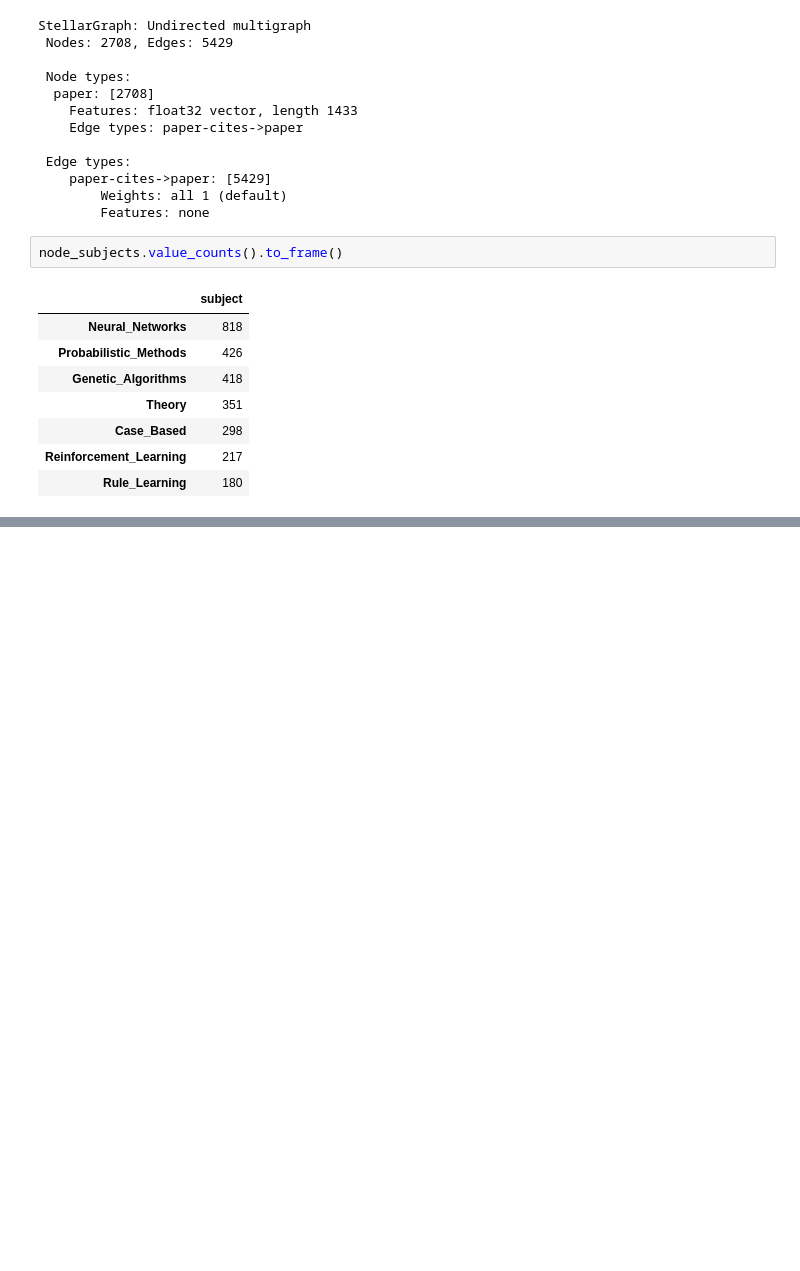
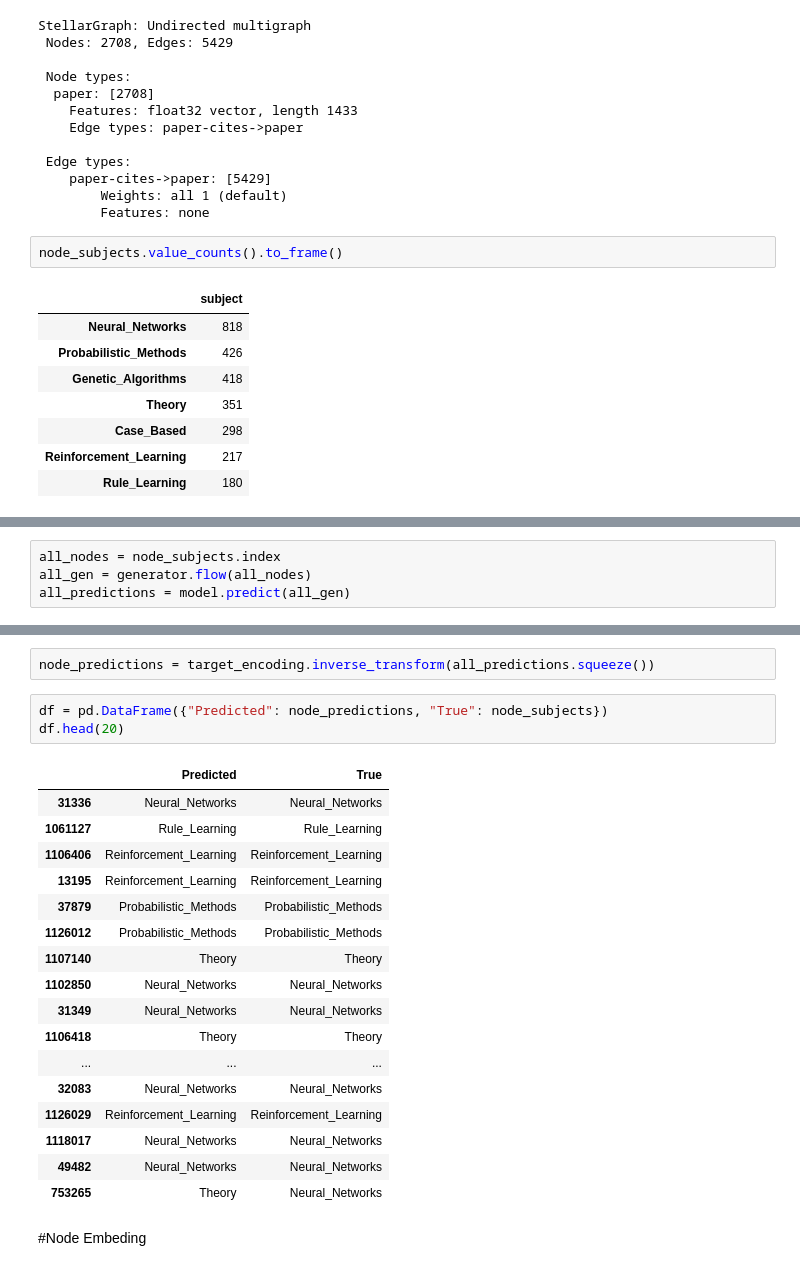
Before and after one commit to dinesh-umkc/kdm, a Jupyter notebook: ICP13_GCN_Node_Clasification_Stelargraph.ipynb, the cells around one changed output, grey strips where cells are left out. Drawn from its saved outputs; the diff is of its cells as text; blank space fills up the shorter version.

```diff
--- a/ICP13_GCN_Node_Clasification_Stelargraph.ipynb
+++ b/ICP13_GCN_Node_Clasification_Stelargraph.ipynb
@@ -76,0 +183,4 @@ node_subjects.value_counts().to_frame()
+# %%
+all_nodes = node_subjects.index
+all_gen = generator.flow(all_nodes)
+all_predictions = model.predict(all_gen)
@@ -76,0 +189,25 @@ node_subjects.value_counts().to_frame()
+# %%
+node_predictions = target_encoding.inverse_transform(all_predictions.squeeze())
+# %%
+df = pd.DataFrame({"Predicted": node_predictions, "True": node_subjects})
+df.head(20)
+# %% [output]
+|  | Predicted | True |
+| 31336 | Neural_Networks | Neural_Networks |
+| 1061127 | Rule_Learning | Rule_Learning |
+| 1106406 | Reinforcement_Learning | Reinforcement_Learning |
+| 13195 | Reinforcement_Learning | Reinforcement_Learning |
+| 37879 | Probabilistic_Methods | Probabilistic_Methods |
+| 1126012 | Probabilistic_Methods | Probabilistic_Methods |
+| 1107140 | Theory | Theory |
+| 1102850 | Neural_Networks | Neural_Networks |
+| 31349 | Neural_Networks | Neural_Networks |
+| 1106418 | Theory | Theory |
+| ... | ... | ... |
+| 32083 | Neural_Networks | Neural_Networks |
+| 1126029 | Reinforcement_Learning | Reinforcement_Learning |
+| 1118017 | Neural_Networks | Neural_Networks |
+| 49482 | Neural_Networks | Neural_Networks |
+| 753265 | Theory | Neural_Networks |
+# %% [markdown]
+#Node Embeding
```
Also changed, not shown: parts of 25 cells of this notebook.
